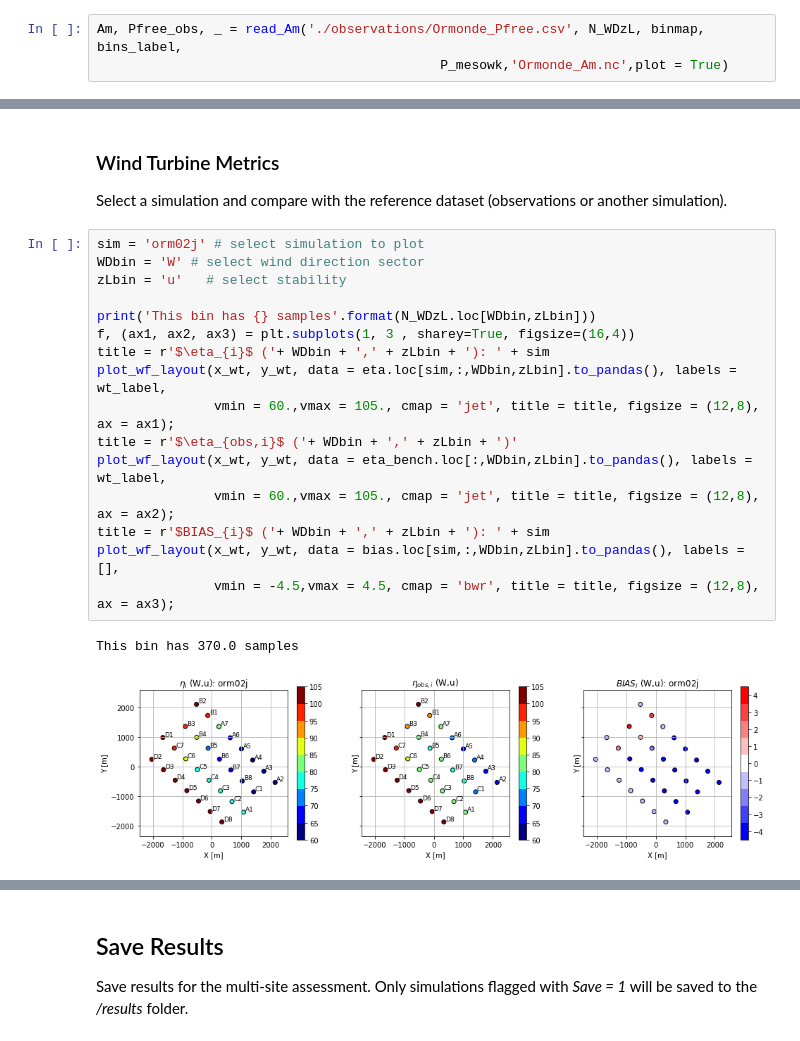
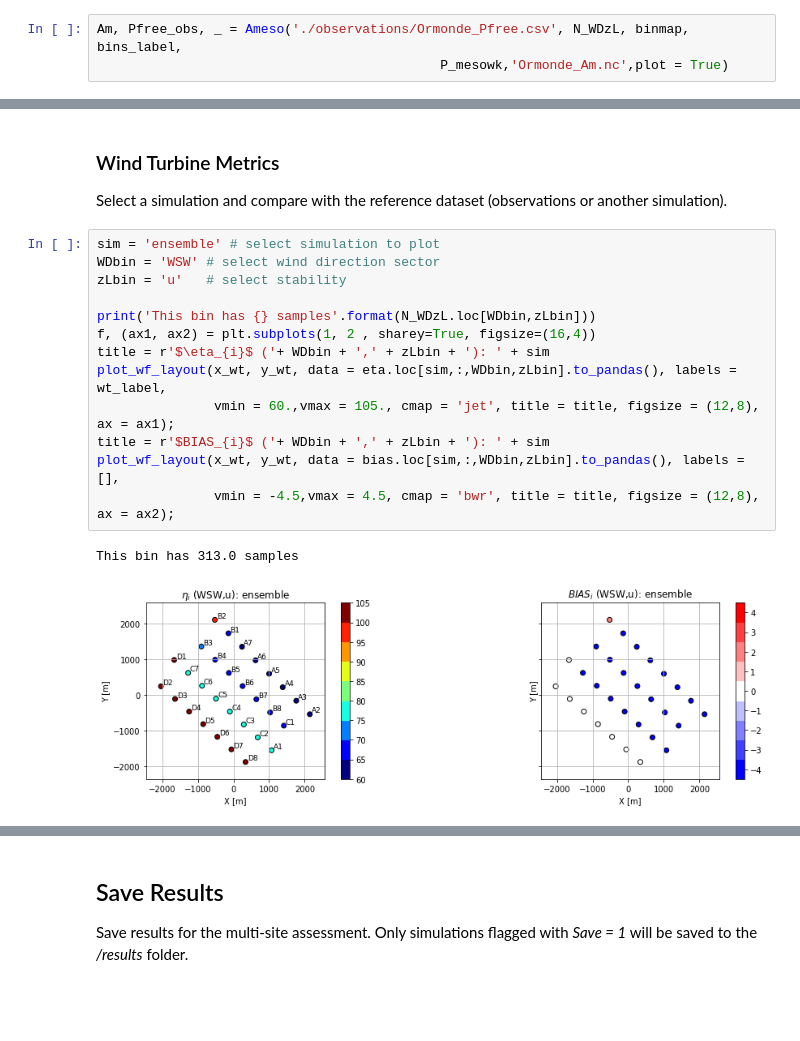
Before and after one commit to CENER-EPR/OWAbench, a Jupyter notebook: Ormonde/Ormonde_ArrayEfficiency.ipynb, the cells around one changed output, grey strips where cells are left out. Cells and saved outputs as stored; diff of their text form; blank space fills up the shorter version.

```diff
--- a/Ormonde/Ormonde_ArrayEfficiency.ipynb
+++ b/Ormonde/Ormonde_ArrayEfficiency.ipynb
@@ -251,7 +229,7 @@ $$ A_{M,i} = \frac{P_{obsfree,i}}{P(S_{i})} \sim \left( \frac{S_{obs,i}}{S_{i}}
 
 These correction factors are applied to the *mesowk* mesoscale data to obtain *mesocorr* bias-corrected input data. Unfortunately, the observed freestream time-series (*Pfree_obs*) are not publicly available.
 # %%
-Am, Pfree_obs, _ = read_Am('./observations/Ormonde_Pfree.csv', N_WDzL, binmap, bins_label,
+Am, Pfree_obs, _ = Ameso('./observations/Ormonde_Pfree.csv', N_WDzL, binmap, bins_label,
                                             P_mesowk,'Ormonde_Am.nc',plot = True)
 # %% [output]
 Total mesoscale bias correction = 1.043
@@ -381,21 +408,18 @@ plot_eta_WD_zL(eta_farm, bias_farm, eta_bench_farm, sims, N_WDzL, validation, pl
 
 Select a simulation and compare with the reference dataset (observations or another simulation).
 # %%
-sim = 'orm02j' # select simulation to plot
-WDbin = 'W' # select wind direction sector
+sim = 'ensemble' # select simulation to plot
+WDbin = 'WSW' # select wind direction sector
 zLbin = 'u'   # select stability
 
 print('This bin has {} samples'.format(N_WDzL.loc[WDbin,zLbin]))
-f, (ax1, ax2, ax3) = plt.subplots(1, 3 , sharey=True, figsize=(16,4))
+f, (ax1, ax2) = plt.subplots(1, 2 , sharey=True, figsize=(16,4))
 title = r'$\eta_{i}$ ('+ WDbin + ',' + zLbin + '): ' + sim
 plot_wf_layout(x_wt, y_wt, data = eta.loc[sim,:,WDbin,zLbin].to_pandas(), labels = wt_label,
                vmin = 60.,vmax = 105., cmap = 'jet', title = title, figsize = (12,8), ax = ax1);
-title = r'$\eta_{obs,i}$ ('+ WDbin + ',' + zLbin + ')'
-plot_wf_layout(x_wt, y_wt, data = eta_bench.loc[:,WDbin,zLbin].to_pandas(), labels = wt_label,
-               vmin = 60.,vmax = 105., cmap = 'jet', title = title, figsize = (12,8), ax = ax2);
 title = r'$BIAS_{i}$ ('+ WDbin + ',' + zLbin + '): ' + sim
 plot_wf_layout(x_wt, y_wt, data = bias.loc[sim,:,WDbin,zLbin].to_pandas(), labels = [],
-               vmin = -4.5,vmax = 4.5, cmap = 'bwr', title = title, figsize = (12,8), ax = ax3);
+               vmin = -4.5,vmax = 4.5, cmap = 'bwr', title = title, figsize = (12,8), ax = ax2);
 # %% [output]
-This bin has 370.0 samples
+This bin has 313.0 samples
-[figure, old version]
+[figure, new version]
```
Also changed, not shown: parts of 22 cells of this notebook, 15 other files.
